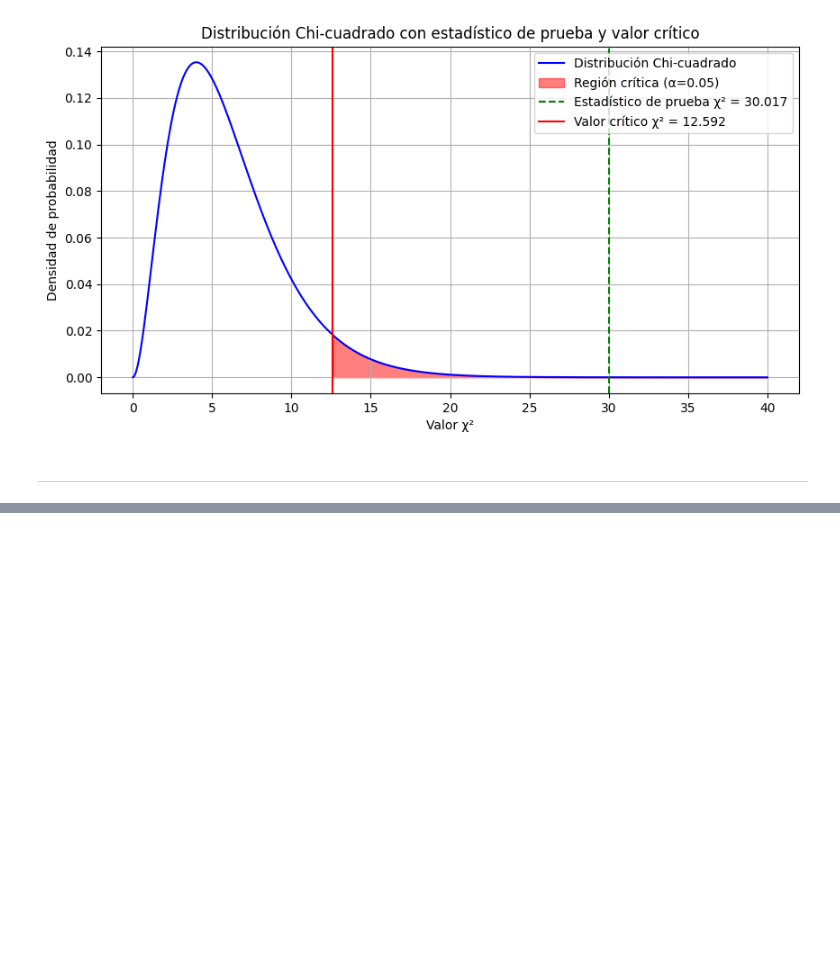
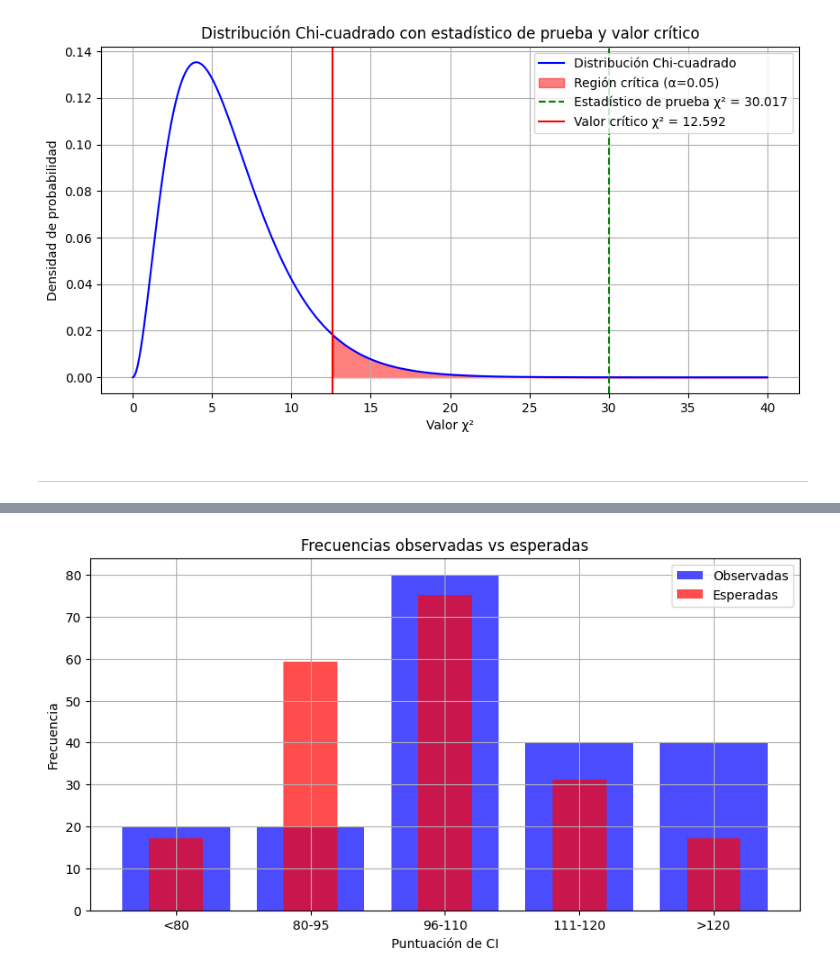
Before and after one commit to DaniCh-Coder/Python-Notes, a Jupyter notebook: ps stats/Multin-TDC/Bondad-Ajuste-Examples.ipynb, the cells around one changed output, grey strips where cells are left out. Saved outputs shown, nothing was run; the diff lists cells and outputs as text; code cells hidden in the pictures; blank space fills up the shorter version.

Commit message:
Changes to be committed: 	modified:   ps stats/Multin-TDC/Bondad-Ajuste-Examples.ipynb

```diff
--- a/ps stats/Multin-TDC/Bondad-Ajuste-Examples.ipynb
+++ b/ps stats/Multin-TDC/Bondad-Ajuste-Examples.ipynb
@@ -397,0 +409,91 @@ ________________________________________________________________________________
+# %%
+import numpy as np
+import scipy.stats as stats
+import matplotlib.pyplot as plt
+
+# Parámetros de la distribución normal
+mu = 100
+sigma = 15
+
+# Fronteras de clase
+class_boundaries = [79.5, 95.5, 110.5, 120.5]
+
+# Frecuencias observadas
+observed = np.array([20, 20, 80, 40, 40])
+
+# Tamaño de la muestra
+n = np.sum(observed)
+
+# Probabilidades acumuladas para cada frontera (distribución normal estándar)
+prob_less_80 = stats.norm.cdf(79.5, mu, sigma)
+prob_80_95 = stats.norm.cdf(95.5, mu, sigma) - prob_less_80
+prob_96_110 = stats.norm.cdf(110.5, mu, sigma) - stats.norm.cdf(95.5, mu, sigma)
+prob_111_120 = stats.norm.cdf(120.5, mu, sigma) - stats.norm.cdf(110.5, mu, sigma)
+prob_greater_120 = 1 - stats.norm.cdf(120.5, mu, sigma)
+
+# Probabilidades para cada clase
+probabilities = np.array([prob_less_80, prob_80_95, prob_96_110, prob_111_120, prob_greater_120])
+
+# Frecuencias esperadas
+expected = n * probabilities
+
+# Estadístico de prueba Chi-cuadrado
+chi2_stat, p_val = stats.chisquare(observed, expected)
+
+# Grados de libertad
+df = len(observed) - 1
+
+# Valor crítico para un nivel de significancia de 0.01
+alpha = 0.01
+chi2_crit = stats.chi2.ppf(1 - alpha, df)
+
+# Resultados
+print(f"Probabilidades por clase: {probabilities}")
+print(f"Frecuencias esperadas: {expected}")
+print(f"Estadístico de prueba Chi-cuadrado: {chi2_stat:.3f}")
+print(f"Valor p: {p_val:.3f}")
+print(f"Valor crítico Chi-cuadrado (α=0.01): {chi2_crit:.3f}")
+
+# Verificación de la hipótesis
+if chi2_stat > chi2_crit:
+    print("Rechazamos la hipótesis nula. Las puntuaciones no siguen una distribución normal con μ=100 y σ=15.")
+else:
+    print("No podemos rechazar la hipótesis nula. Las puntuaciones siguen una distribución normal con μ=100 y σ=15.")
+
+# --------- Gráfico de frecuencias observadas vs esperadas ---------
+plt.figure(figsize=(10, 5))
+categories = ['<80', '80-95', '96-110', '111-120', '>120']
+
+plt.bar(categories, observed, alpha=0.7, label='Observadas', color='blue')
+plt.bar(categories, expected, alpha=0.7, label='Esperadas', color='red', width=0.4)
+
+plt.xlabel('Puntuación de CI')
+plt.ylabel('Frecuencia')
+plt.title('Frecuencias observadas vs esperadas')
+plt.legend()
+plt.grid(True)
+plt.show()
+
+# --------- Gráfico de Chi-cuadrado ---------
+chi2_values = np.linspace(0, 20, 400)
+chi2_dist = stats.chi2.pdf(chi2_values, df)
+
+plt.figure(figsize=(10, 5))
+plt.plot(chi2_values, chi2_dist, label='Distribución Chi-cuadrado', color='blue')
+
+# Rellenar la región crítica
+plt.fill_between(chi2_values, 0, chi2_dist, where=(chi2_values >= chi2_crit), color='red', alpha=0.5, label='Región crítica (α=0.01)')
+
+# Línea para el valor del estadístico de prueba
+plt.axvline(chi2_stat, color='green', linestyle='--', label=f'Estadístico de prueba χ² = {chi2_stat:.3f}')
+
+# Valor crítico
+plt.axvline(chi2_crit, color='red', linestyle='-', label=f'Valor crítico χ² = {chi2_crit:.3f}')
+
+plt.xlabel('Valor χ²')
+plt.ylabel('Densidad de probabilidad')
+plt.title('Distribución Chi-cuadrado con estadístico de prueba y valor crítico')
+plt.legend()
+plt.grid(True)
+plt.show()
+# %% [output]
@@ -397,0 +506 @@ ________________________________________________________________________________
+[figure, added]
```
Also changed, not shown: parts of 3 cells of this notebook, 1 other file.
